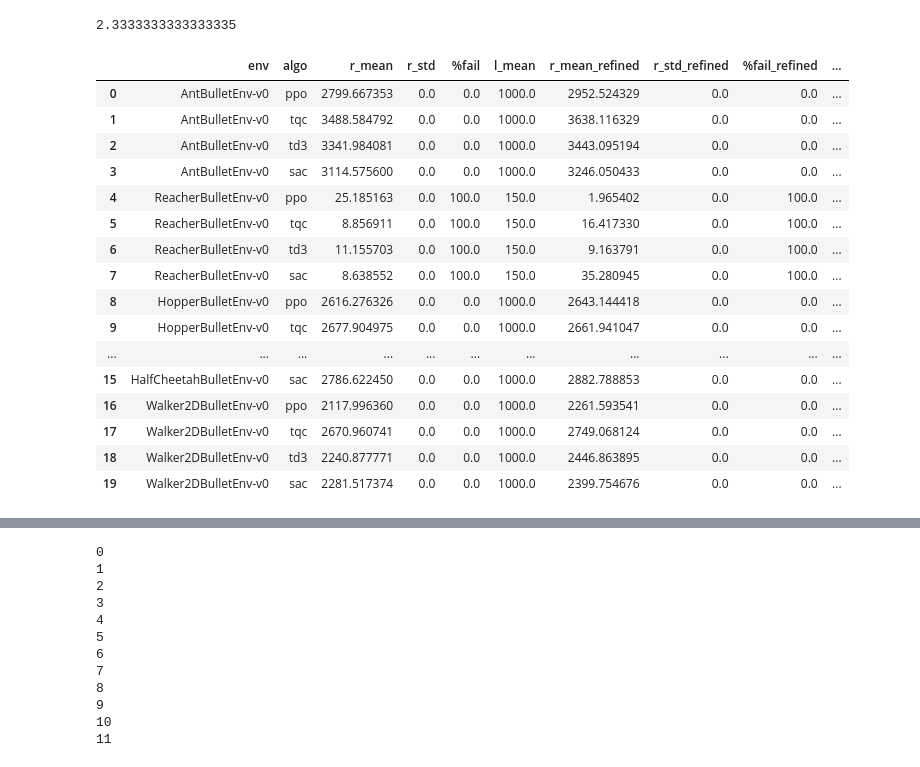
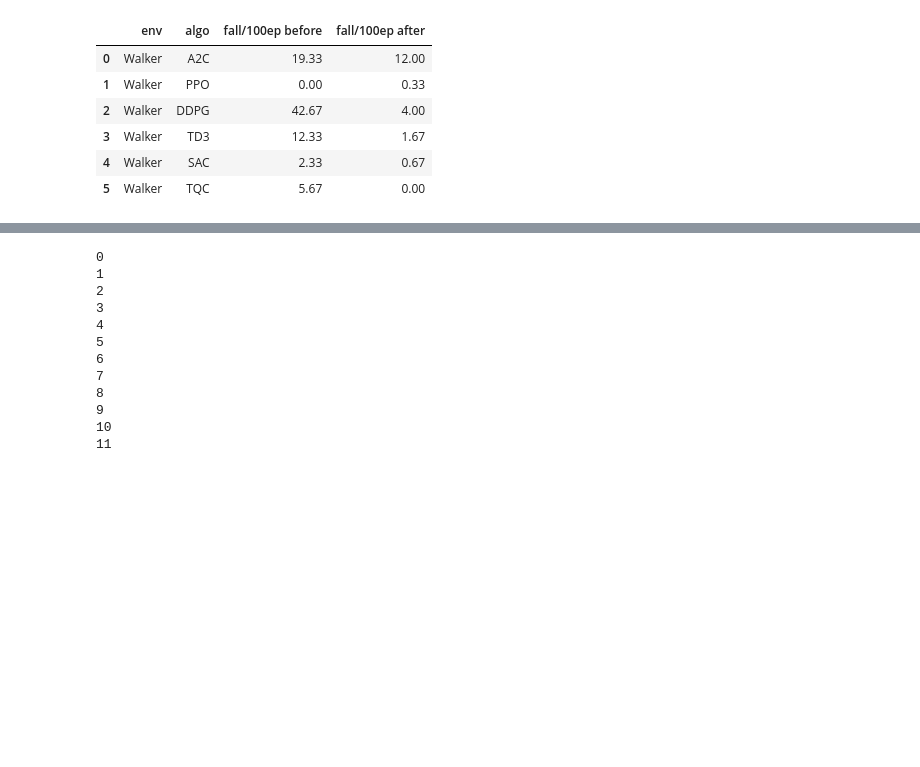
Before and after one commit to sgillen/policy_refinement, a Jupyter notebook: Ty_files/load_agent_TY.ipynb, the cells around one changed output, grey strips where cells are left out. Saved outputs shown, nothing was run; the diff lists cells and outputs as text; code cells hidden in the pictures; blank space fills up the shorter version.

Commit message:
walker no noise data and all data

```diff
--- a/Ty_files/load_agent_TY.ipynb
+++ b/Ty_files/load_agent_TY.ipynb
@@ -8,11 +8,11 @@ import time
 
 from seagul.zoo3_utils import load_zoo_agent, ALGOS
 
-path_to_zoo = "/home/asutay/Documents/rl-baselines3-zoo/" # Very hacky but this is what we do for now. use: git clone --recursive https://github.com/DLR-RM/rl-baselines3-zoo
+path_to_zoo = "/home/ty/Documents/GitHub/rl-baselines3-zoo/" # Very hacky but this is what we do for now. use: git clone --recursive https://github.com/DLR-RM/rl-baselines3-zoo
 
 #model_dir = os.path.abspath('') + "/keep_agents/bullet_works_rewards/" # Bullet envs with mdim and cdim rewards
 #model_dir = os.path.abspath('') + "/keep_agents/default_post_01_001/" # Bullet with no extra reward, just policy refinement with ARS
-model_dir = "/home/asutay/Documents/GitHub/policy_refinement/keep_agents/train_all/"
+model_dir = "/home/ty/Documents/GitHub/policy_refinement/keep_agents/train_all/"
 # %%
 # Iterate through save directory and load everything
 
@@ -178,29 +190,33 @@ KeyboardInterrupt:
 # %%
 #data_no_noise['0'] = data_no_noise['0']+[reward_mean,reward_std,fail_percentage,l_mean]
 #print(data_no_noise)
 import pandas as pd
 #df=pd.DataFrame.from_dict(data_no_noise, orient='index', columns=['env', 'algo', 'post', 'r_mean', 'r_std', '%fail', 'l_mean'])
-df_no_noise=pd.DataFrame.from_dict(data_no_noise, orient='index', columns=['env', 'algo', 'r_mean', 'r_std', '%fail', 'l_mean', 'r_mean_refined', 'r_std_refined', '%fail_refined', 'l_mean_refined'])
+df_no_noise = pd.DataFrame.from_dict(data_no_noise, orient='index', columns=['env', 'post', 'algo', 'r_mean', 'r_std', 'fall/100ep before', 'l_mean', 'r_mean_refined', 'r_std_refined', 'fall/100ep after', 'l_mean_refined'])
+df_no_noise = df_no_noise.drop('post',axis=1)
+df_no_noise['algo'] = df_no_noise['algo'].str.upper()
 path = '~/Documents/GitHub/policy_refinement/Ty_files/Ty_csv/walker_no_noise.csv'
-df_no_noise.to_csv(path,index = False)
+#df_no_noise.to_csv(path,index = False)
 
-df_no_noise
+
+df_no_noise2 = df_no_noise.drop(['r_mean', 'r_std','l_mean', 'r_mean_refined', 'r_std_refined','l_mean_refined'],axis=1)
+df_no_noise2['algo'] = df_no_noise2['algo'].str.upper()
+df_no_noise2 = df_no_noise2.round({ 'fall/100ep before':2, 'fall/100ep after':2})
+a,b, c, d, e,f = df_no_noise2.iloc[0].copy(), df_no_noise2.iloc[1].copy(),df_no_noise2.iloc[2].copy(), df_no_noise2.iloc[3].copy(),df_no_noise2.iloc[4].copy(), df_no_noise2.iloc[5].copy()
+df_no_noise2.iloc[0],df_no_noise2.iloc[1],df_no_noise2.iloc[2],df_no_noise2.iloc[3],df_no_noise2.iloc[4],df_no_noise2.iloc[5] = c,f,e,a,d,b
+
+path = '~/Documents/GitHub/policy_refinement/Ty_files/Ty_csv/walker_fall_only_no_noise.csv'
+#df_no_noise2.to_csv(path,index = False)
+
+df_no_noise2 = df_no_noise2.drop('env',axis = 1)
+
+df_no_noise2
+print("\\usepackage{booktabs}\n"+ df_no_noise2.to_latex(index=False))
 # %% [output]
-2.3333333333333335
-|  | env | algo | r_mean | r_std | %fail | l_mean | r_mean_refined | r_std_refined | %fail_refined | ... |
-| 0 | AntBulletEnv-v0 | ppo | 2799.667353 | 0.0 | 0.0 | 1000.0 | 2952.524329 | 0.0 | 0.0 | ... |
-| 1 | AntBulletEnv-v0 | tqc | 3488.584792 | 0.0 | 0.0 | 1000.0 | 3638.116329 | 0.0 | 0.0 | ... |
-| 2 | AntBulletEnv-v0 | td3 | 3341.984081 | 0.0 | 0.0 | 1000.0 | 3443.095194 | 0.0 | 0.0 | ... |
-| 3 | AntBulletEnv-v0 | sac | 3114.575600 | 0.0 | 0.0 | 1000.0 | 3246.050433 | 0.0 | 0.0 | ... |
-| 4 | ReacherBulletEnv-v0 | ppo | 25.185163 | 0.0 | 100.0 | 150.0 | 1.965402 | 0.0 | 100.0 | ... |
-| 5 | ReacherBulletEnv-v0 | tqc | 8.856911 | 0.0 | 100.0 | 150.0 | 16.417330 | 0.0 | 100.0 | ... |
-| 6 | ReacherBulletEnv-v0 | td3 | 11.155703 | 0.0 | 100.0 | 150.0 | 9.163791 | 0.0 | 100.0 | ... |
-| 7 | ReacherBulletEnv-v0 | sac | 8.638552 | 0.0 | 100.0 | 150.0 | 35.280945 | 0.0 | 100.0 | ... |
-| 8 | HopperBulletEnv-v0 | ppo | 2616.276326 | 0.0 | 0.0 | 1000.0 | 2643.144418 | 0.0 | 0.0 | ... |
-| 9 | HopperBulletEnv-v0 | tqc | 2677.904975 | 0.0 | 0.0 | 1000.0 | 2661.941047 | 0.0 | 0.0 | ... |
-| ... | ... | ... | ... | ... | ... | ... | ... | ... | ... | ... |
-| 15 | HalfCheetahBulletEnv-v0 | sac | 2786.622450 | 0.0 | 0.0 | 1000.0 | 2882.788853 | 0.0 | 0.0 | ... |
-| 16 | Walker2DBulletEnv-v0 | ppo | 2117.996360 | 0.0 | 0.0 | 1000.0 | 2261.593541 | 0.0 | 0.0 | ... |
-| 17 | Walker2DBulletEnv-v0 | tqc | 2670.960741 | 0.0 | 0.0 | 1000.0 | 2749.068124 | 0.0 | 0.0 | ... |
-| 18 | Walker2DBulletEnv-v0 | td3 | 2240.877771 | 0.0 | 0.0 | 1000.0 | 2446.863895 | 0.0 | 0.0 | ... |
-| 19 | Walker2DBulletEnv-v0 | sac | 2281.517374 | 0.0 | 0.0 | 1000.0 | 2399.754676 | 0.0 | 0.0 | ... |
+|  | env | algo | fall/100ep before | fall/100ep after |
+| 0 | Walker | A2C | 19.33 | 12.00 |
+| 1 | Walker | PPO | 0.00 | 0.33 |
+| 2 | Walker | DDPG | 42.67 | 4.00 |
+| 3 | Walker | TD3 | 12.33 | 1.67 |
+| 4 | Walker | SAC | 2.33 | 0.67 |
+| 5 | Walker | TQC | 5.67 | 0.00 |
```
Also changed, not shown: parts of 7 cells of this notebook, 4 other files.
